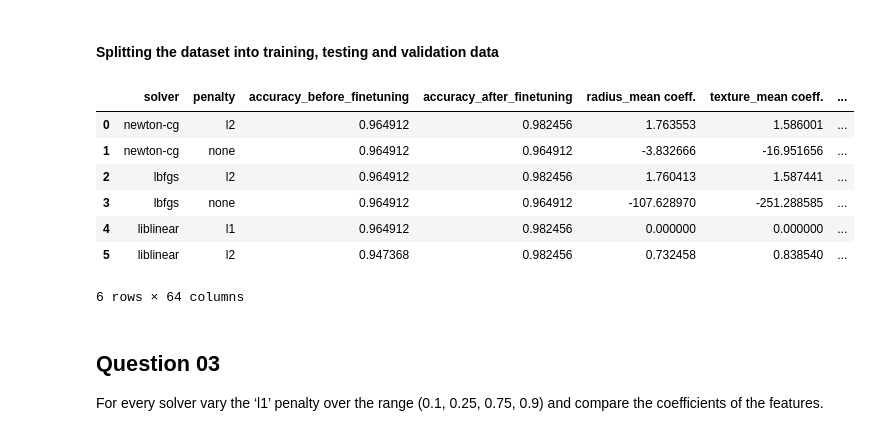
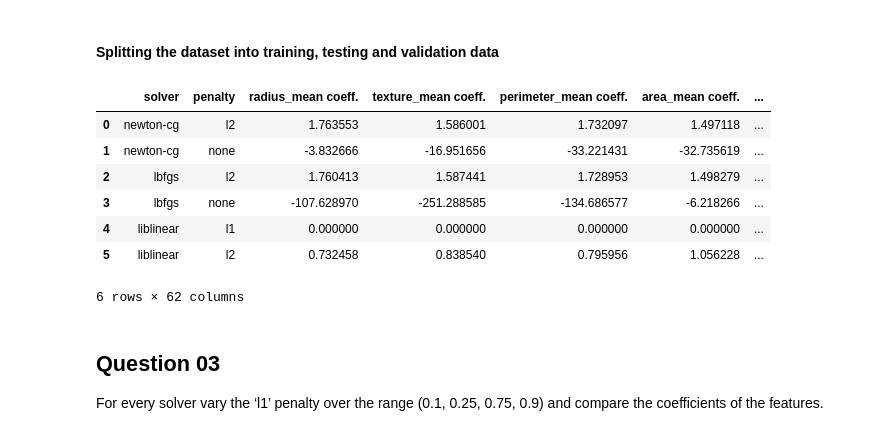
Before and after one commit to FardeenCODEIIEST/MachineLearningLab-CS-4172-, a Jupyter notebook: Assignment02/Assignment02.ipynb, the cells around one changed output. Drawn from its saved outputs; the diff is of its cells as text; code cells hidden in the pictures.

```diff
--- a/Assignment02/Assignment02.ipynb
+++ b/Assignment02/Assignment02.ipynb
@@ -219,28 +238,29 @@ def utilLogRegInfo(
 # %%
 newton_cg_reg_l2 = utilLogRegInfo(X_train,y_train,X_valid,y_valid,X_test,y_test,solver='newton-cg',penalty='l2')
 newton_cg_reg_none = utilLogRegInfo(X_train,y_train,X_valid,y_valid,X_test,y_test,solver='newton-cg')
 lbfgs_reg_l2 = utilLogRegInfo(X_train,y_train,X_valid,y_valid,X_test,y_test,solver='lbfgs',penalty='l2')
 lbfgs_reg_none = utilLogRegInfo(X_train,y_train,X_valid,y_valid,X_test,y_test,solver='lbfgs')
 liblinear_reg_l1 = utilLogRegInfo(X_train,y_train,X_valid,y_valid,X_test,y_test,solver='liblinear',penalty='l1')
 liblinear_reg_l2 = utilLogRegInfo(X_train,y_train,X_valid,y_valid,X_test,y_test,solver='liblinear',penalty='l2')
 
-report_before_fine_tune = pd.DataFrame(
-    columns=['solver','penalty','accuracy_before_finetuning','accuracy_after_finetuning']+[f"{col} coeff." for col in X_train.columns] + [f"{col} finetuned coeff. " for col in X_train.columns],
-    data = [newton_cg_reg_l2,newton_cg_reg_none,lbfgs_reg_l2,\
-            lbfgs_reg_none,liblinear_reg_l1,\
-            liblinear_reg_l2]
+solvers_report = pd.DataFrame(
+    columns= ['solver','penalty']+[f"{col} coeff." for col in X_train.columns] + [f"{col} finetuned coeff. " for col in X_train.columns],
+    data = [newton_cg_reg_l2[:2]+newton_cg_reg_l2[11:],newton_cg_reg_none[:2]+newton_cg_reg_none[11:],
+            lbfgs_reg_l2[:2]+lbfgs_reg_l2[11:],lbfgs_reg_none[:2]+lbfgs_reg_none[11:],
+            liblinear_reg_l1[:2]+liblinear_reg_l1[11:],
+            liblinear_reg_l2[:2]+liblinear_reg_l2[11:]]
 )
 
-report_before_fine_tune
+solvers_report
 # %% [output]
-|  | solver | penalty | accuracy_before_finetuning | accuracy_after_finetuning | radius_mean coeff. | texture_mean coeff. | ... |
-| 0 | newton-cg | l2 | 0.964912 | 0.982456 | 1.763553 | 1.586001 | ... |
-| 1 | newton-cg | none | 0.964912 | 0.964912 | -3.832666 | -16.951656 | ... |
-| 2 | lbfgs | l2 | 0.964912 | 0.982456 | 1.760413 | 1.587441 | ... |
-| 3 | lbfgs | none | 0.964912 | 0.964912 | -107.628970 | -251.288585 | ... |
-| 4 | liblinear | l1 | 0.964912 | 0.982456 | 0.000000 | 0.000000 | ... |
-| 5 | liblinear | l2 | 0.947368 | 0.982456 | 0.732458 | 0.838540 | ... |
+|  | solver | penalty | radius_mean coeff. | texture_mean coeff. | perimeter_mean coeff. | area_mean coeff. | ... |
+| 0 | newton-cg | l2 | 1.763553 | 1.586001 | 1.732097 | 1.497118 | ... |
+| 1 | newton-cg | none | -3.832666 | -16.951656 | -33.221431 | -32.735619 | ... |
+| 2 | lbfgs | l2 | 1.760413 | 1.587441 | 1.728953 | 1.498279 | ... |
+| 3 | lbfgs | none | -107.628970 | -251.288585 | -134.686577 | -6.218266 | ... |
+| 4 | liblinear | l1 | 0.000000 | 0.000000 | 0.000000 | 0.000000 | ... |
+| 5 | liblinear | l2 | 0.732458 | 0.838540 | 0.795956 | 1.056228 | ... |
-6 rows × 64 columns
+6 rows × 62 columns
 # %% [markdown]
 ## Question 03
 For every solver vary the ‘l1’ penalty over the range (0.1, 0.25, 0.75, 0.9) and
```
Also changed, not shown: parts of 9 cells of this notebook, 2 other files.
